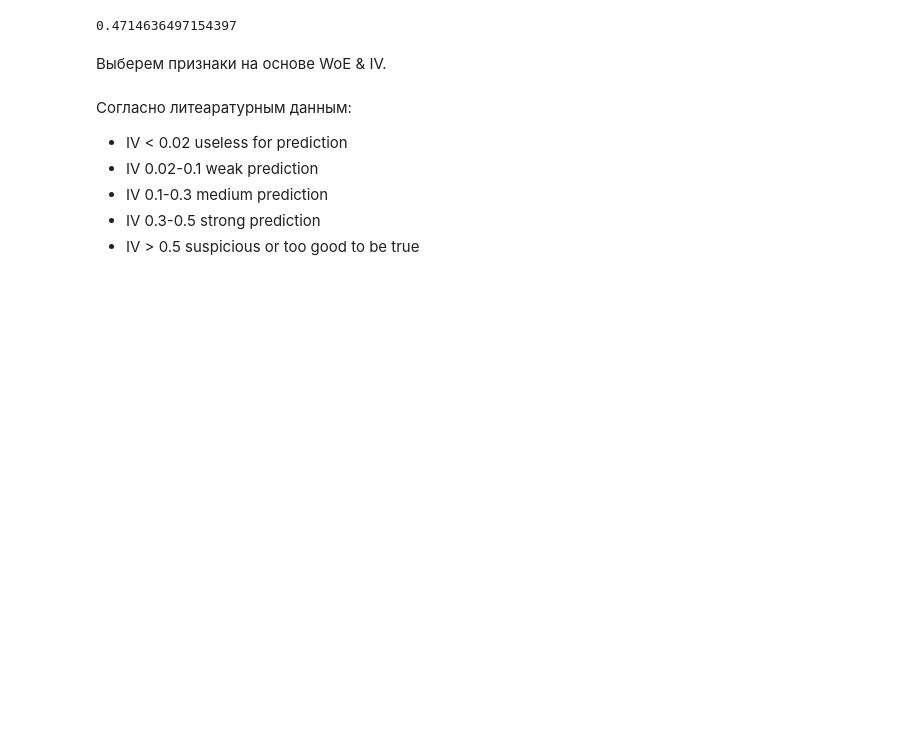
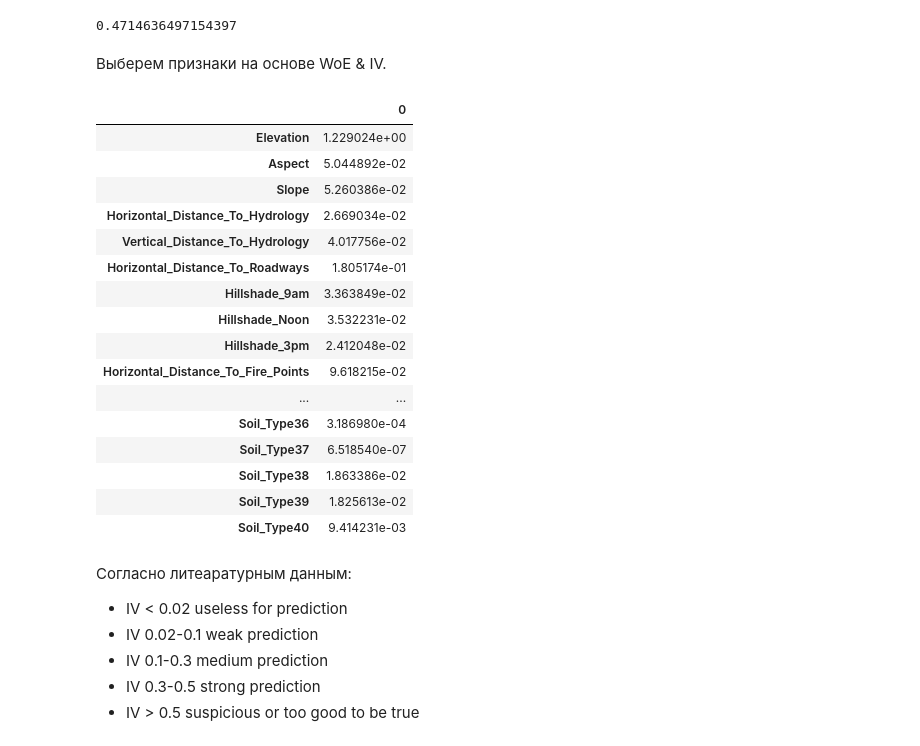
Before and after one commit to tmoseev/studying, a Jupyter notebook: ML/feature_selection_.ipynb, the cells around one changed output. Saved outputs shown, nothing was run; the diff lists cells and outputs as text; code cells hidden in the pictures; blank space fills up the shorter version.

```diff
--- a/ML/feature_selection_.ipynb
+++ b/ML/feature_selection_.ipynb
@@ -145,6 +145,26 @@ for elem in columns_list_:
     iv_result.update({elem: iv})
 # %%
 iv_df = pd.DataFrame(iv_result.values(), index = iv_result.keys())
+# %%
+iv_df
+# %% [output]
+|  | 0 |
+| Elevation | 1.229024e+00 |
+| Aspect | 5.044892e-02 |
+| Slope | 5.260386e-02 |
+| Horizontal_Distance_To_Hydrology | 2.669034e-02 |
+| Vertical_Distance_To_Hydrology | 4.017756e-02 |
+| Horizontal_Distance_To_Roadways | 1.805174e-01 |
+| Hillshade_9am | 3.363849e-02 |
+| Hillshade_Noon | 3.532231e-02 |
+| Hillshade_3pm | 2.412048e-02 |
+| Horizontal_Distance_To_Fire_Points | 9.618215e-02 |
+| ... | ... |
+| Soil_Type36 | 3.186980e-04 |
+| Soil_Type37 | 6.518540e-07 |
+| Soil_Type38 | 1.863386e-02 |
+| Soil_Type39 | 1.825613e-02 |
+| Soil_Type40 | 9.414231e-03 |
 # %% [markdown]
 Согласно литеаратурным данным:
 - IV < 0.02     useless for prediction
```
